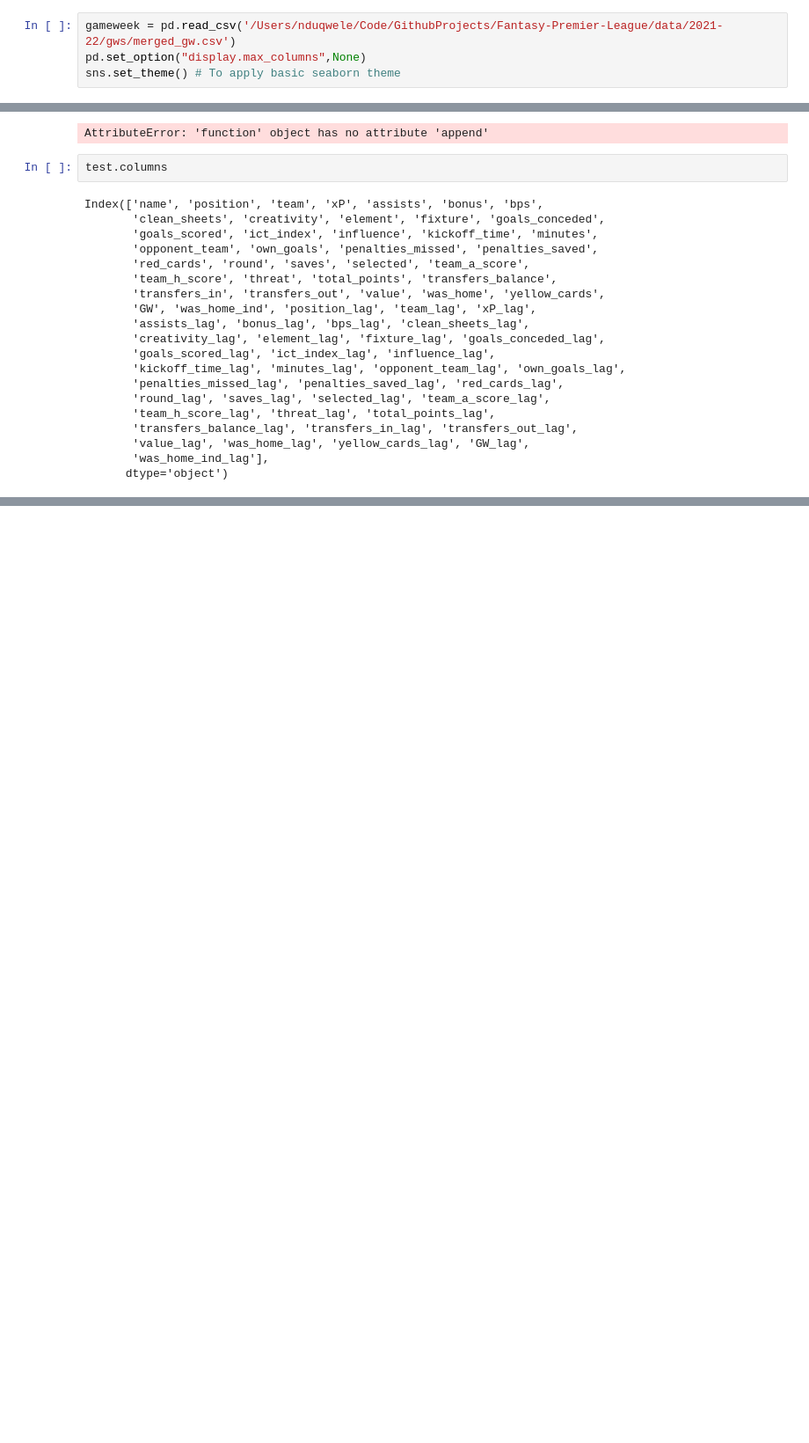
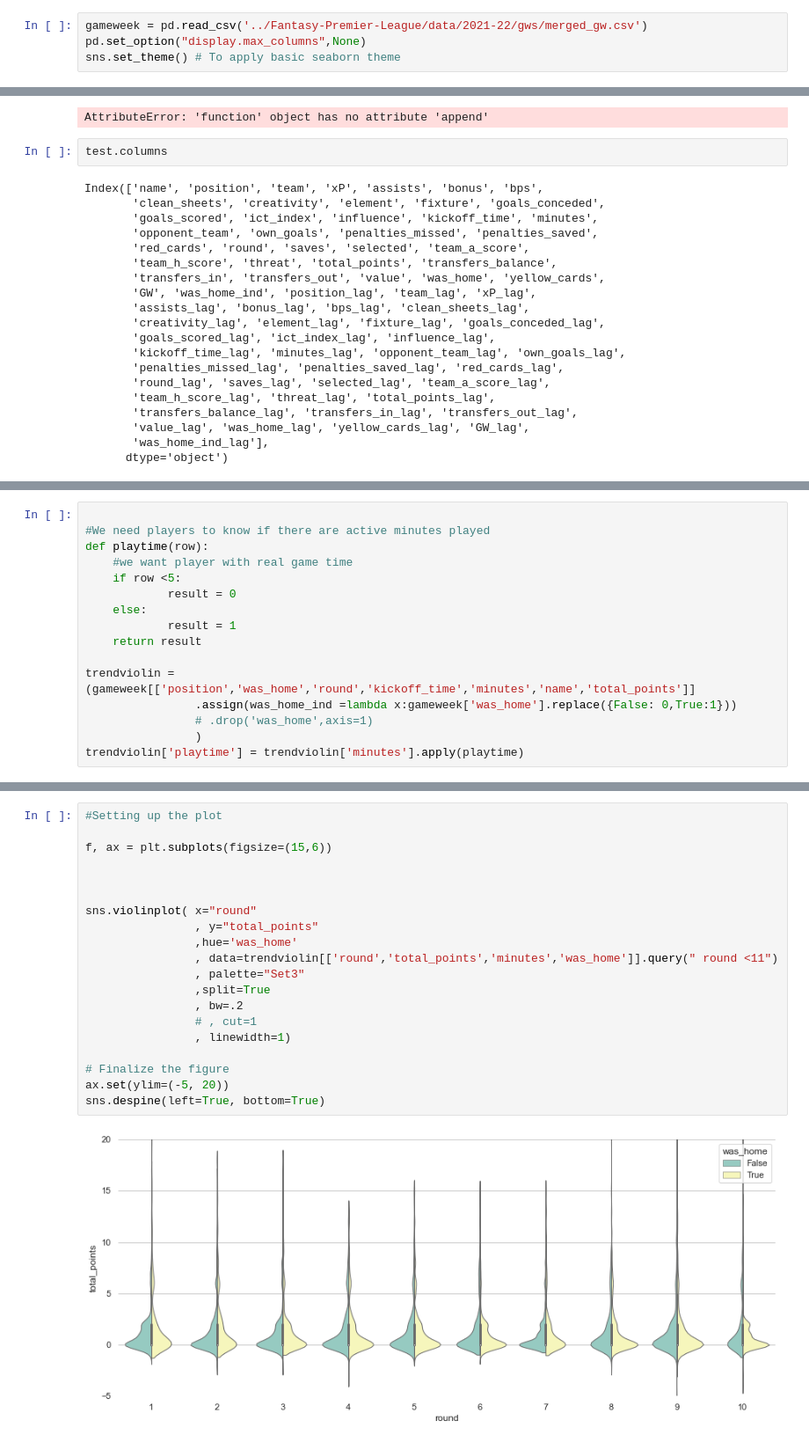
Before and after one commit to WayneQwele/FPLmodel, a Jupyter notebook: graphs.ipynb, the cells around one changed output, grey strips where cells are left out. Shown at 88% size. Drawn from its saved outputs; the diff is of its cells as text; blank space fills up the shorter version.

```diff
--- a/graphs.ipynb
+++ b/graphs.ipynb
@@ -5,7 +5,7 @@ import seaborn as sns
 import numpy as np
 sns.set(rc={'figure.figsize':(11.7,8.27)})
 # %%
-gameweek = pd.read_csv('/Users/nduqwele/Code/GithubProjects/Fantasy-Premier-League/data/2021-22/gws/merged_gw.csv')
+gameweek = pd.read_csv('../Fantasy-Premier-League/data/2021-22/gws/merged_gw.csv')
 pd.set_option("display.max_columns",None)
 sns.set_theme() # To apply basic seaborn theme
 # %%
@@ -179,0 +199,16 @@ Index(['name', 'position', 'team', 'xP', 'assists', 'bonus', 'bps',
+# %%
+
+#We need players to know if there are active minutes played
+def playtime(row):
+    #we want player with real game time
+    if row <5:
+            result = 0
+    else:
+            result = 1
+    return result
+
+trendviolin = (gameweek[['position','was_home','round','kickoff_time','minutes','name','total_points']]
+                .assign(was_home_ind =lambda x:gameweek['was_home'].replace({False: 0,True:1}))
+                # .drop('was_home',axis=1)
+                )
+trendviolin['playtime'] = trendviolin['minutes'].apply(playtime)
@@ -179,0 +231,22 @@ Index(['name', 'position', 'team', 'xP', 'assists', 'bonus', 'bps',
+# %%
+#Setting up the plot
+
+f, ax = plt.subplots(figsize=(15,6))
+
+
+
+sns.violinplot( x="round"
+                , y="total_points"
+                ,hue='was_home'
+                , data=trendviolin[['round','total_points','minutes','was_home']].query(" round <11")
+                , palette="Set3"
+                ,split=True
+                , bw=.2
+                # , cut=1
+                , linewidth=1)
+
+# Finalize the figure
+ax.set(ylim=(-5, 20))
+sns.despine(left=True, bottom=True)
+# %% [output]
+[figure, added]
```
Also changed, not shown: parts of 9 cells of this notebook, 4 other files.
